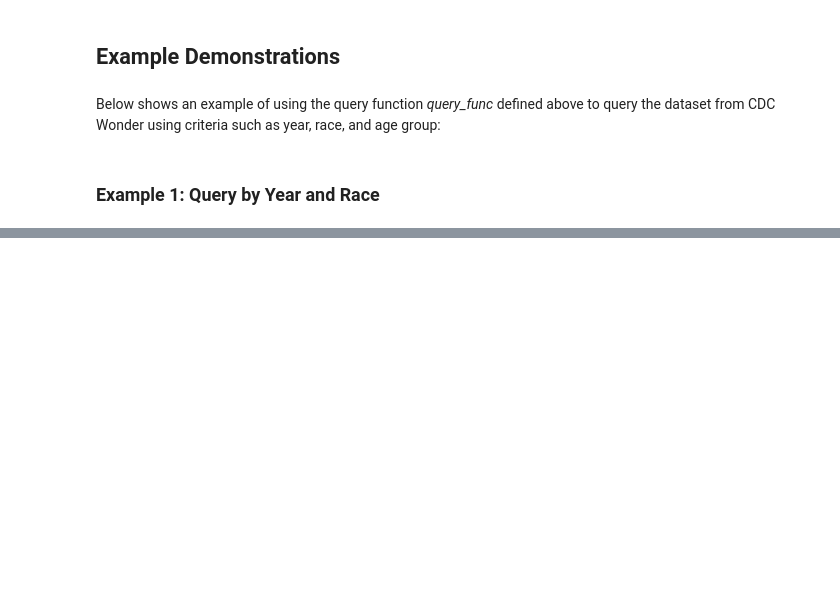
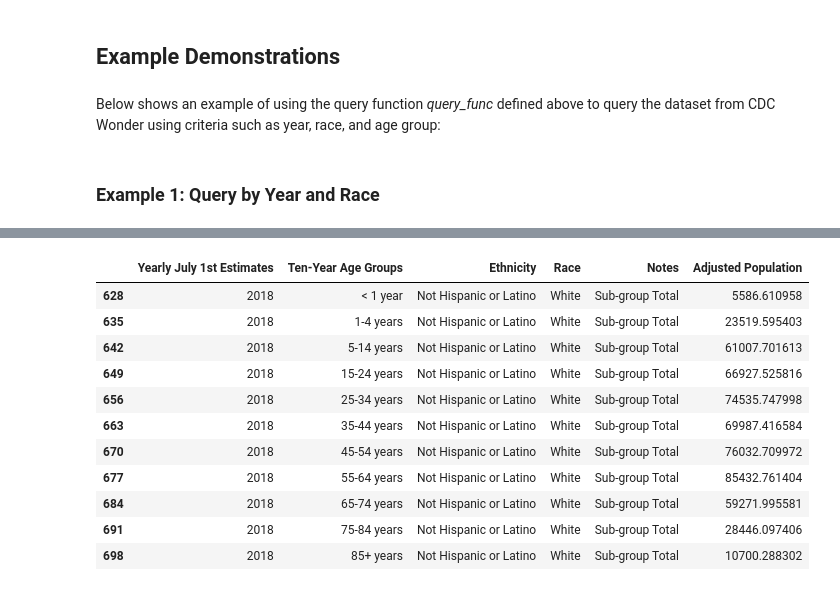
Before and after one commit to kwaiman/API_ACS_data_request, a Jupyter notebook: data_cross_validation_CDC_wonder.ipynb, the cells around one changed output, grey strips where cells are left out. Cells and saved outputs as stored; diff of their text form; code cells hidden in the pictures; blank space fills up the shorter version.

```diff
--- a/data_cross_validation_CDC_wonder.ipynb
+++ b/data_cross_validation_CDC_wonder.ipynb
@@ -111,0 +150,25 @@ From the US Census Bureau data, the male population is 6,247,083 in the state of
+# %%
+## Proportion of male population in the state of Illinois and the city of Chicago by race/ethnicity
+
+IL_male_population = 6247083
+chicago_male_population = 1310878
+IL_male_white = 4382228
+chicago_male_white = 643339
+IL_male_black = 843595
+chicago_male_black = 357538
+IL_male_hispanic = 1119025
+chicago_male_hispanic = 393201
+
+chicago_white_proportion = chicago_male_white/chicago_male_population
+IL_white_proportion = IL_male_white/IL_male_population
+chicago_black_proportion = chicago_male_black/chicago_male_population
+IL_black_proportion = IL_male_black/IL_male_population
+chicago_hispanic_proportion = chicago_male_hispanic/chicago_male_population
+IL_hispanic_proportion = IL_male_hispanic/IL_male_population
+
+print(f"Proportion of White Male in the city of Chicago: {round(chicago_white_proportion,5)*100} %")
+print(f"Proportion of White Male in the state of Illinois: {round(IL_white_proportion, 5)*100} %")
+print(f"Proportion of Black Male in the city of Chicago: {round(chicago_black_proportion,5)*100} %")
+print(f"Proportion of Black Male in the state of Illinois: {round(IL_black_proportion, 5)*100} %")
+print(f"Proportion of Hispanic Male in the city of Chicago: {round(chicago_hispanic_proportion,5)*100} %")
+print(f"Proportion of Hispanic Male in the state of Illinois: {round(IL_hispanic_proportion, 5)*100} %")
@@ -232,0 +215,24 @@ Name: Population, dtype: float64
+# %%
+### Adjust the population of white male in Illinois to provide an estimate of the number in the city of Chicago
+
+import warnings
+warnings.filterwarnings("ignore")
+
+df_2018.loc[:,'Population'] = df_2018.loc[:,'Population']*0.21*(chicago_white_proportion/IL_white_proportion)
+
+df_2018.rename(columns={"Population":"Adjusted Population"}, inplace=True)
+
+display(df_2018)
+# %% [output]
+|  | Yearly July 1st Estimates | Ten-Year Age Groups | Ethnicity | Race | Notes | Adjusted Population |
+| 628 | 2018 | < 1 year | Not Hispanic or Latino | White | Sub-group Total | 5586.610958 |
+| 635 | 2018 | 1-4 years | Not Hispanic or Latino | White | Sub-group Total | 23519.595403 |
+| 642 | 2018 | 5-14 years | Not Hispanic or Latino | White | Sub-group Total | 61007.701613 |
+| 649 | 2018 | 15-24 years | Not Hispanic or Latino | White | Sub-group Total | 66927.525816 |
+| 656 | 2018 | 25-34 years | Not Hispanic or Latino | White | Sub-group Total | 74535.747998 |
+| 663 | 2018 | 35-44 years | Not Hispanic or Latino | White | Sub-group Total | 69987.416584 |
+| 670 | 2018 | 45-54 years | Not Hispanic or Latino | White | Sub-group Total | 76032.709972 |
+| 677 | 2018 | 55-64 years | Not Hispanic or Latino | White | Sub-group Total | 85432.761404 |
+| 684 | 2018 | 65-74 years | Not Hispanic or Latino | White | Sub-group Total | 59271.995581 |
+| 691 | 2018 | 75-84 years | Not Hispanic or Latino | White | Sub-group Total | 28446.097406 |
+| 698 | 2018 | 85+ years | Not Hispanic or Latino | White | Sub-group Total | 10700.288302 |
```
Also changed, not shown: parts of 18 cells of this notebook.
